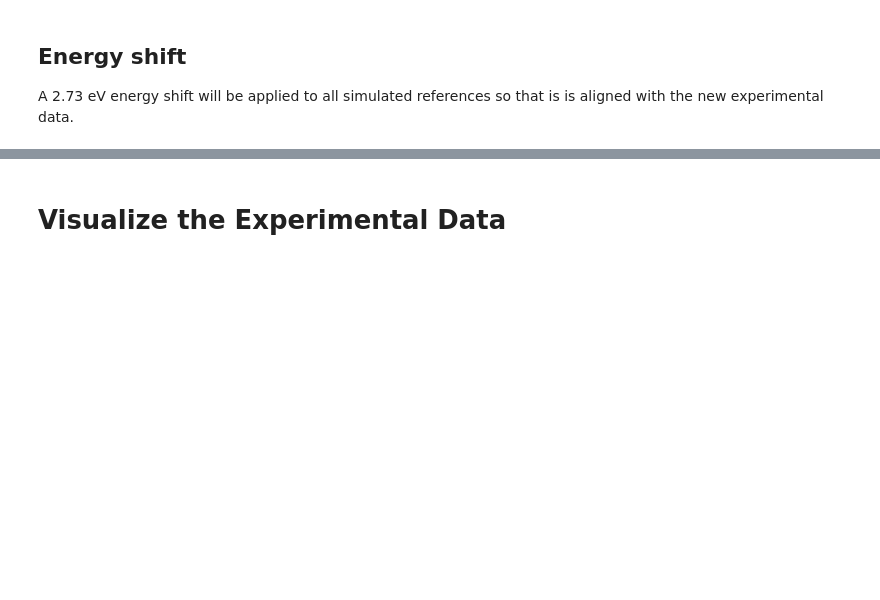
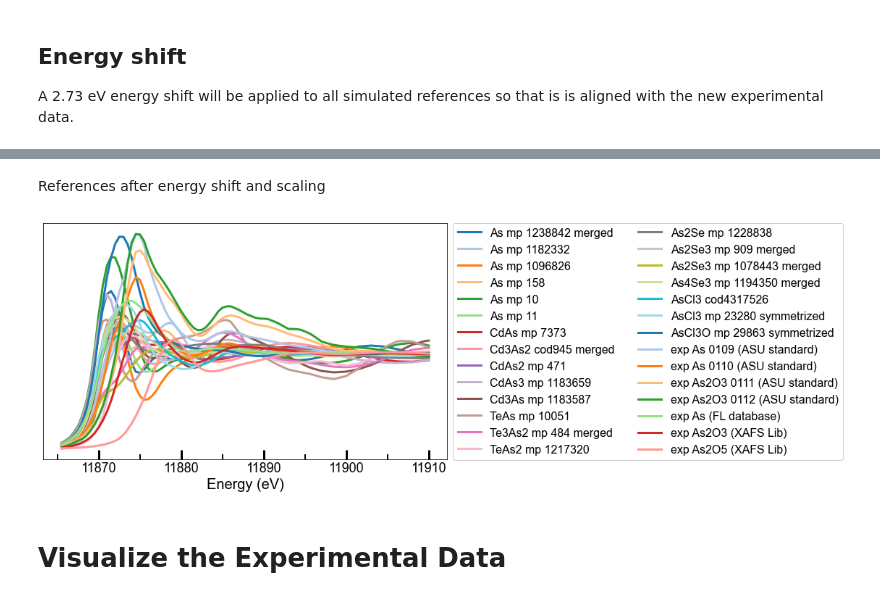
Before and after one commit to stetef/Energy-Point-Selection, a Jupyter notebook: Data Analysis.ipynb, the cells around one changed output, grey strips where cells are left out. Drawn from its saved outputs; the diff is of its cells as text; code cells hidden in the pictures; blank space fills up the shorter version.

```diff
--- a/Data Analysis.ipynb
+++ b/Data Analysis.ipynb
@@ -64,14 +67,6 @@ standard_fnames = ['lineAs_metal_scan006.mda.csv', 'lineCd3As2_scan008.mda.csv',
 standards = ['As metal', '$Cd_3As_2$', '$As_2O_3$', '$As_3Te_2$']
 dfs = [pd.read_csv(f'Experimental data/Arsenic standards/{filename}') for filename in standard_fnames]
 dfs = [preprocess_df(df) for df in dfs]
-# %%
-def get_xy_from_colms(df, clm1, clm2):
-    x = np.array(df[clm1], dtype=float)
-    x = x * 1000  # convert to eV
-    y = np.array(df[clm2], dtype=float)
-    y = y - np.min(y)
-    y = y / np.max(y)
-    return x, y
 # %%
 fig, ax = plt.subplots(figsize=(8, 5))
 
@@ -219,3 +236,19 @@ plt.savefig('Figures/As2O3_exp_comparison.png', dpi=800, transparent=True)
+# %% [markdown]
+References after energy shift and scaling
+# %%
+fig, ax = plt.subplots(figsize=(10, 6))
+for i, ref in enumerate(Refs):
+    if i >= 20:
+        c = i - 20
+    else:
+        c = i
+    label = f'{data_columns[i]}'
+    ax.plot(Energy, ref * alpha, '-', linewidth=3, c=plt.cm.tab20(c/19), label=label, alpha=1.)
+ax.legend(fontsize=16, loc='center left', bbox_to_anchor=(1., .5), ncol=2, framealpha=1.)
+format_axis(ax, ticks=(5,10))
+plt.show()
+# %% [output]
+[figure, added]
 # %% [markdown]
 # Visualize the Experimental Data
 # %%
```
Also changed, not shown: parts of 32 cells of this notebook, 22 other files.
